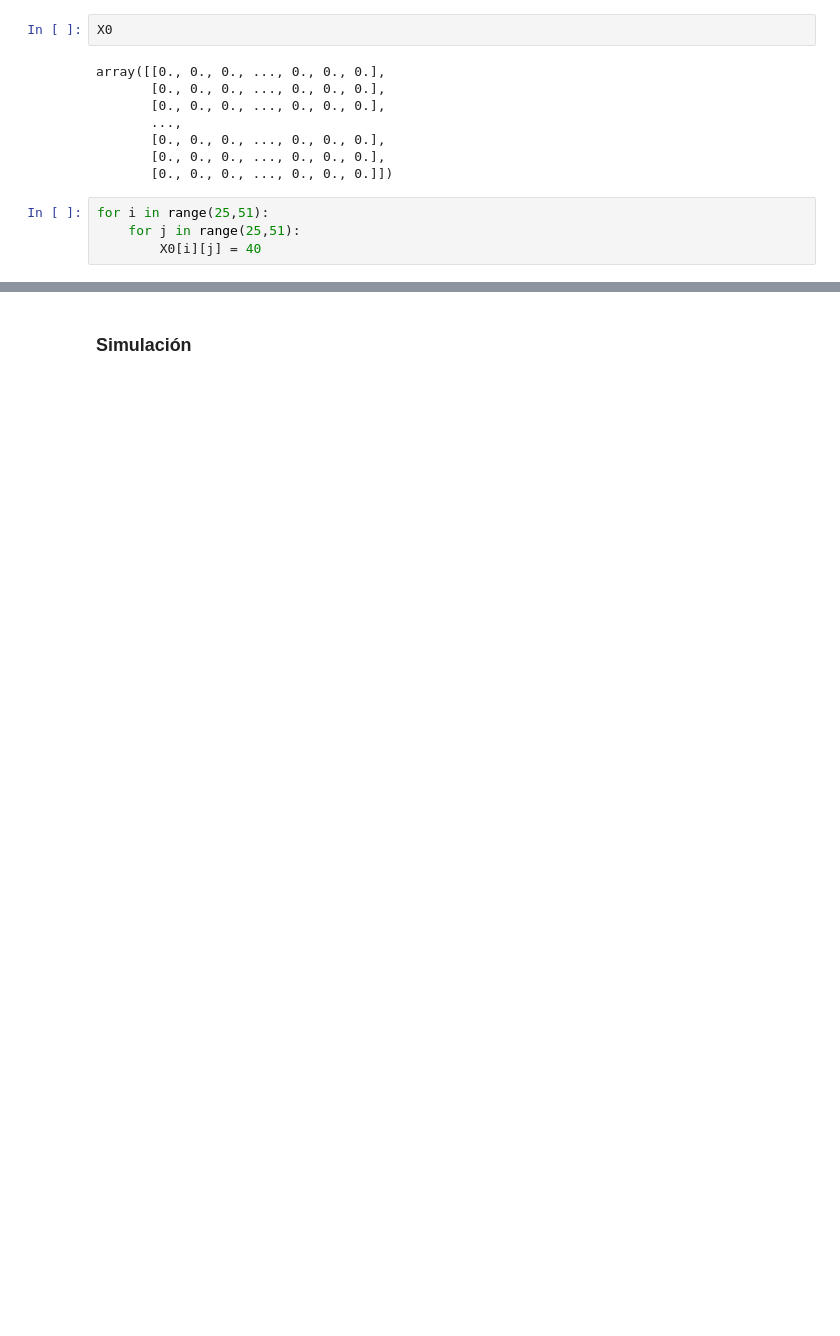
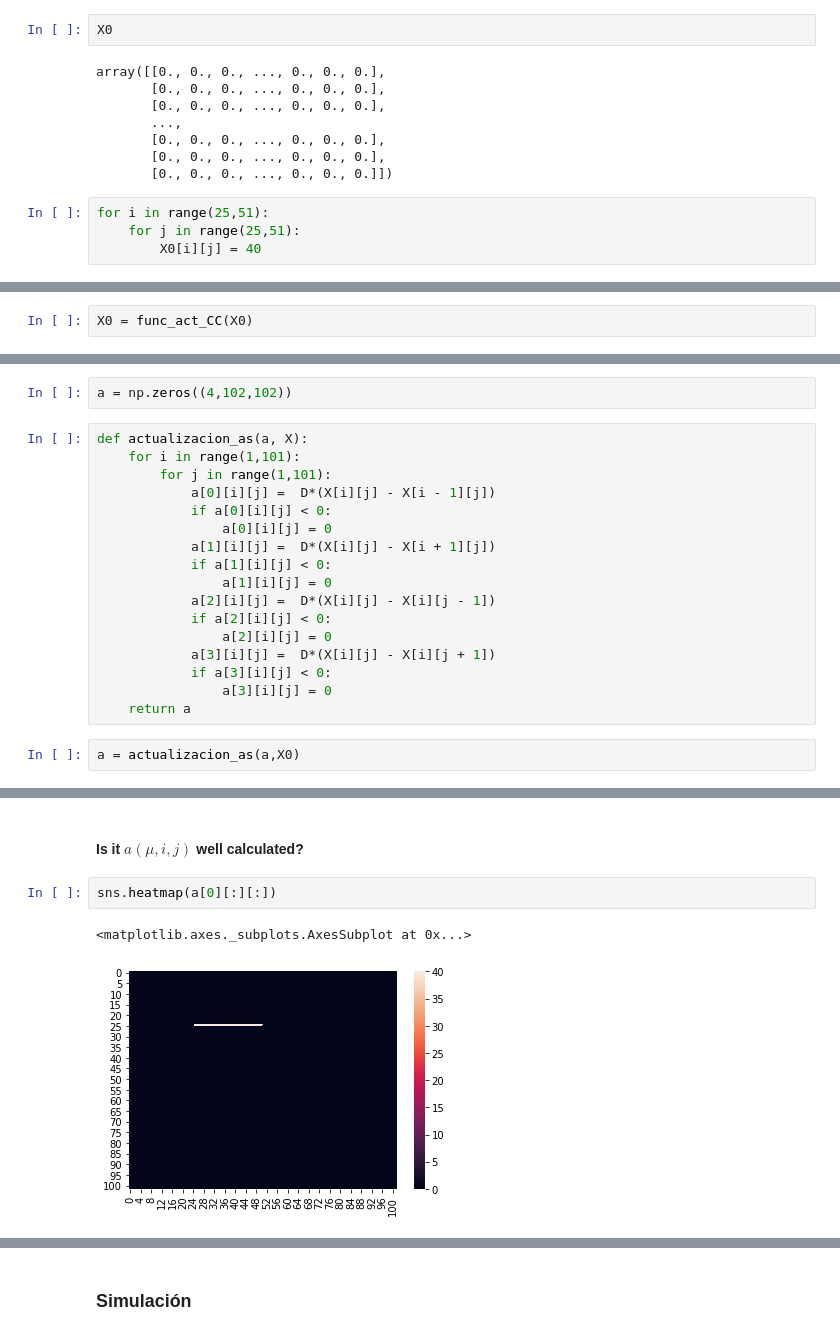
Before and after one commit to AdrianoValdesGomez/Selected-Topics-in-Biophysics, a Jupyter notebook: Notebooks/Gillespie Algorithm (Extension to anisotropic environments).ipynb, the cells around one changed output, grey strips where cells are left out. Saved outputs shown, nothing was run; the diff lists cells and outputs as text; blank space fills up the shorter version.

Commit message:
Corregi notebook algoritmo Gillespie, en particular el codigo que calculas las probabilidades. P2 y P3 ya estan bien

```diff
--- a/Notebooks/Gillespie Algorithm (Extension to anisotropic environments).ipynb
+++ b/Notebooks/Gillespie Algorithm (Extension to anisotropic environments).ipynb
@@ -361,3 +351,5 @@ for i in range(25,51):
+# %%
+X0 = func_act_CC(X0)
 # %%
 sns.heatmap(X0[1:101][1:101])
 # %% [output]
@@ -365,0 +358,21 @@ sns.heatmap(X0[1:101][1:101])
+# %%
+a = np.zeros((4,102,102))
+# %%
+def actualizacion_as(a, X):
+    for i in range(1,101):
+        for j in range(1,101):
+            a[0][i][j] =  D*(X[i][j] - X[i - 1][j])
+            if a[0][i][j] < 0:
+                a[0][i][j] = 0
+            a[1][i][j] =  D*(X[i][j] - X[i + 1][j])
+            if a[1][i][j] < 0:
+                a[1][i][j] = 0
+            a[2][i][j] =  D*(X[i][j] - X[i][j - 1])
+            if a[2][i][j] < 0:
+                a[2][i][j] = 0
+            a[3][i][j] =  D*(X[i][j] - X[i][j + 1])
+            if a[3][i][j] < 0:
+                a[3][i][j] = 0
+    return a
+# %%
+a = actualizacion_as(a,X0)
@@ -365,0 +438,7 @@ sns.heatmap(X0[1:101][1:101])
+# %% [markdown]
+#### Is it $a(\mu,i,j)$ well calculated?
+# %%
+sns.heatmap(a[0][:][:])
+# %% [output]
+<matplotlib.axes._subplots.AxesSubplot at 0x...>
+[figure, added]
```
Also changed, not shown: parts of 64 cells of this notebook.
